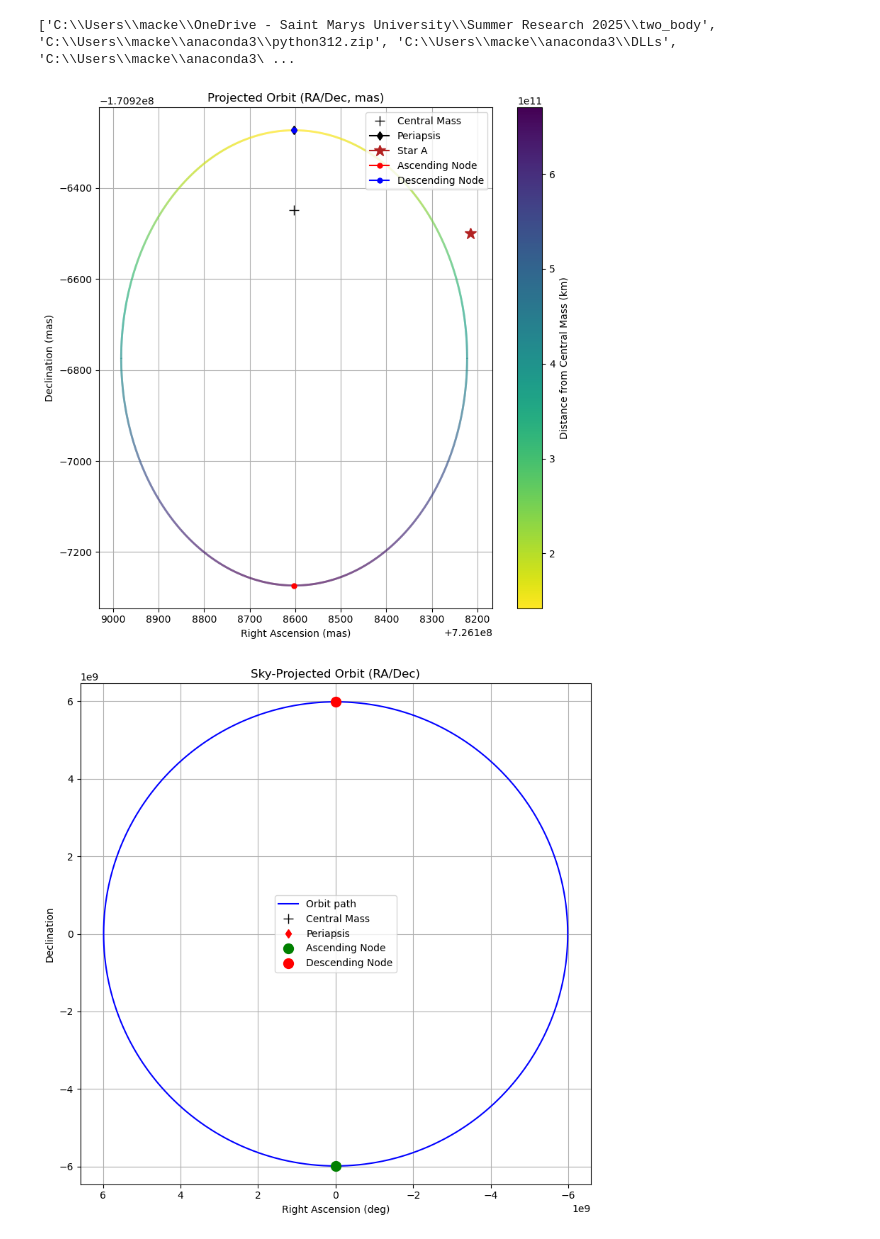
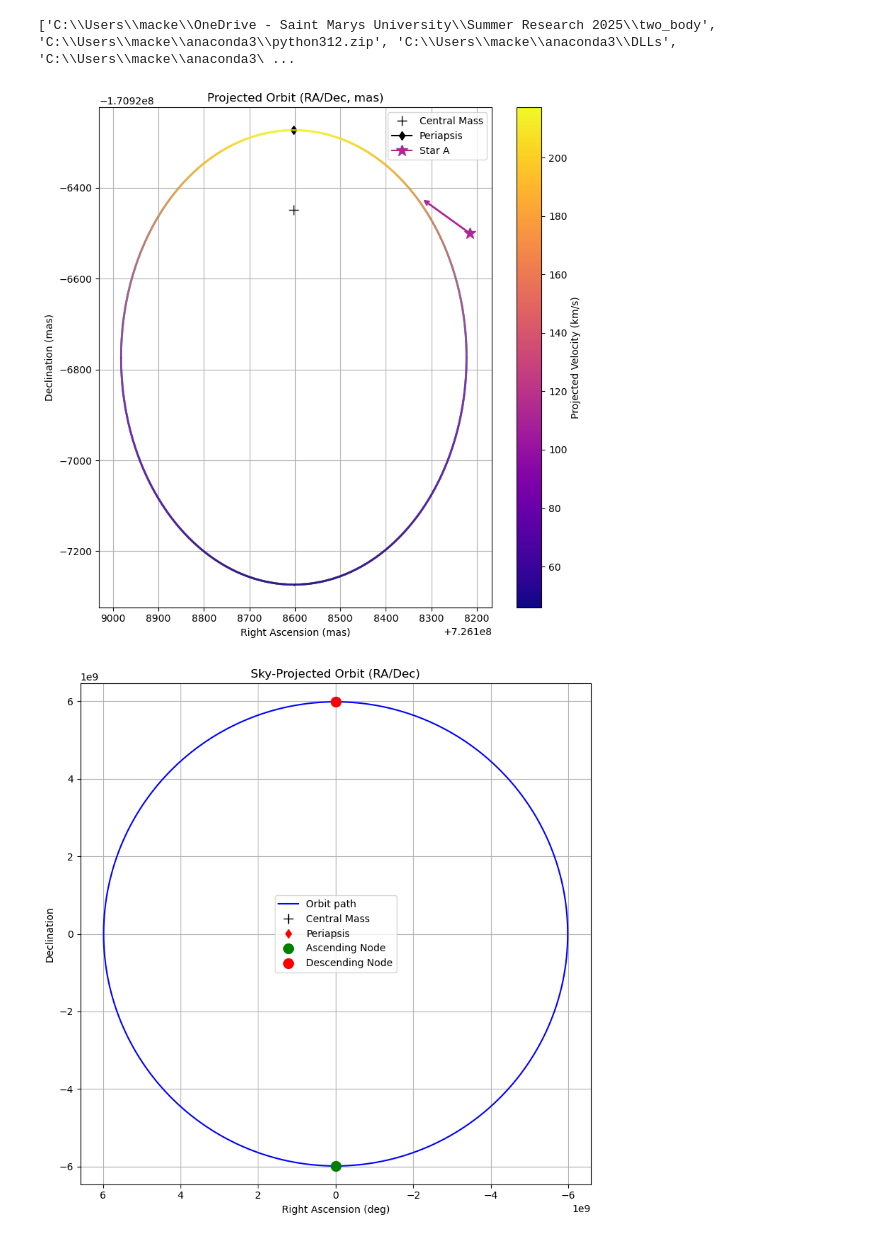
Before and after one commit to kenz7211/two_body, a Jupyter notebook: two_body_orbits.ipynb, the cells around one changed output. Drawn from its saved outputs; the diff is of its cells as text; code cells hidden in the pictures.

Commit message:
Orbital modelling updates

```diff
--- a/two_body_orbits.ipynb
+++ b/two_body_orbits.ipynb
@@ -29,11 +29,23 @@ Orbit Calculations and Plot with Absolute RA and DEC
 # ========================================================
 # 1. Data and Unit Conversions
 # ========================================================
-# Star A
+
+# Star A positions
 ra_A   = (201.6967263 * u.deg).to(u.mas).value       # mas
 dec_A  = (-47.4795835 * u.deg).to(u.mas).value       # mas
 r_proj_A = (0.265 * u.arcsec).to(u.mas)              # projected separation
 
+# Star A proper motions
+pm_ra_A = 3.563*u.mas/u.yr                            # mas/yr
+pm_ra_A_err = 0.038*u.mas/u.yr                        # mas/yr
+pm_dec_A = 2.564*u.mas/u.yr                           # mas/yr
+pm_dec_A_err = 0.055*u.mas/u.yr                       # mas/yr
+pm_total_A = 4.390*u.mas/u.yr                         # mas/yr
+pm_total_A_err = 0.044*u.mas/u.yr                     # mas/yr
+
+# Star A 2D velocity
+v2D_A = 113.0*u.km/u.s
+v2D_err_A = 1.1*u.km/u.s
 
 # Omega Centauri Center in deg
 # We find the center to be at (α,δ) = (13:26:47.24, −47:28:46.45).
@@ -69,7 +81,7 @@ t = np.linspace(tau, tau + per, utils.n_int)
 # 2. Orbit and Positions
 # ========================================================
 ke = pyasl.KeplerEllipse(a=a, per=per, e=e, Omega=Omega, i=i, w=w)  # Kepler orbit instance
-pos = ke.xyzPos(t)                                                 # Position (km) over time array
+pos = ke.xyzPos(t)                                                 # Position relative to the central mass (km) over time array
 ascn, descn = ke.xyzNodes_LOSZ()                                  # Ascending/descending nodes (km)
 
 # ========================================================
@@ -107,36 +119,82 @@ segments = np.concatenate([points[:-1], points[1:]], axis=1)
 dists = np.sqrt(pos[:, 0]**2 + pos[:, 1]**2)
 
 # Proper normalization (min < max) and reversed colormap so closest=brightest
 norm = Normalize(vmin=dists.min(), vmax=dists.max())
 lc = LineCollection(segments, cmap='viridis_r', norm=norm)
 lc.set_array(dists)
 lc.set_linewidth(2)
 
 # Add the colored orbital path
 line = ax.add_collection(lc)
 
 # === Other markers ===
+
 ax.plot(ra_cm_mas, dec_cm_mas, 'k+', markersize=10, label='Central Mass')
 ax.plot(peri_ra,  peri_dec, marker = 'd', color = 'black', label='Periapsis')
-ax.plot(ra_A, dec_A, marker='*', color='firebrick', markersize=12, label='Star A')
-# ax.plot(ascn_ra,  ascn_dec,  marker = 'o', color = 'red', markersize=5, label='Ascending Node')
-# ax.plot(descn_ra, descn_dec, marker = 'o', color = 'blue', markersize=5, label='Descending Node')
+
+
+# === Proper Motion Vector ===
+
+# Get proper motion components in mas/yr
+pm_ra = pm_ra_A.value      # mas/yr
+pm_dec = pm_dec_A.value    # mas/yr
+
+# Scale factor to make the vector visually noticeable (30 years' worth)
+scale_yr = 30
+dx = pm_ra * scale_yr      # ΔRA in mas
+dy = pm_dec * scale_yr     # ΔDec in mas
+
+# Define start and end points for the arrow
+start = (ra_A, dec_A)
+end = (ra_A + dx, dec_A + dy)
 
 
 # === Colorbar ===
+# Get velocities
+vel = ke.xyzVel(t)  # km/s
+
+# Compute projected velocity magnitude (on sky plane)
+v_proj = np.sqrt(vel[:, 0]**2 + vel[:, 1]**2)
+
+# Normalize and color by velocity
+norm = Normalize(vmin=v_proj.min(), vmax=v_proj.max())
+lc = LineCollection(segments, cmap='plasma', norm=norm)
+lc.set_array(v_proj)
+lc.set_linewidth(2)
+
+line = ax.add_collection(lc)
+
+# Colorbar
 cbar = plt.colorbar(line, ax=ax)
-cbar.set_label("Distance from Central Mass (km)")
+cbar.set_label("Projected Velocity (km/s)")
+
+# === Star A ===
+
+# Convert Star A 2D velocity to value (km/s)
+v_star_A = v2D_A.to(u.km/u.s).value
+
+# Get colormap and normalization from the orbit plot
+cmap = plt.get_cmap('plasma')  # same cmap as orbit
+color_star_A = cmap(norm(v_star_A))  # normalized color
+
+# Plot Star A with matching color
+ax.plot(ra_A, dec_A, marker='*', color=color_star_A, markersize=12, label='Star A')
+
+# Plot proper motion arrow with colour map
+ax.annotate('', xy=end, xytext=start,
+            arrowprops=dict(arrowstyle='->', color=color_star_A, lw=2),
+            annotation_clip=False)
 
 # === Plot formatting ===
 ax.set_title("Projected Orbit (RA/Dec, mas)")
 ax.set_xlabel("Right Ascension (mas)")
 ax.set_ylabel("Declination (mas)")
 ax.invert_xaxis()      # RA increases leftward
 ax.axis('equal')
 ax.grid(True)
 ax.legend()
 plt.tight_layout()
 plt.show()
 # %% [output]
-[figure, old version]
+[figure, new version]
 # %%
```
Also changed, not shown: parts of 1 cell of this notebook, 3 other files.
